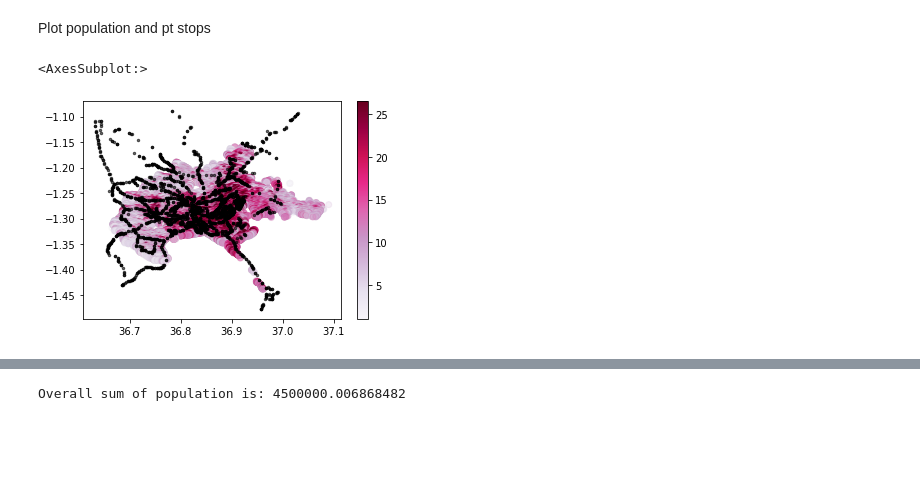
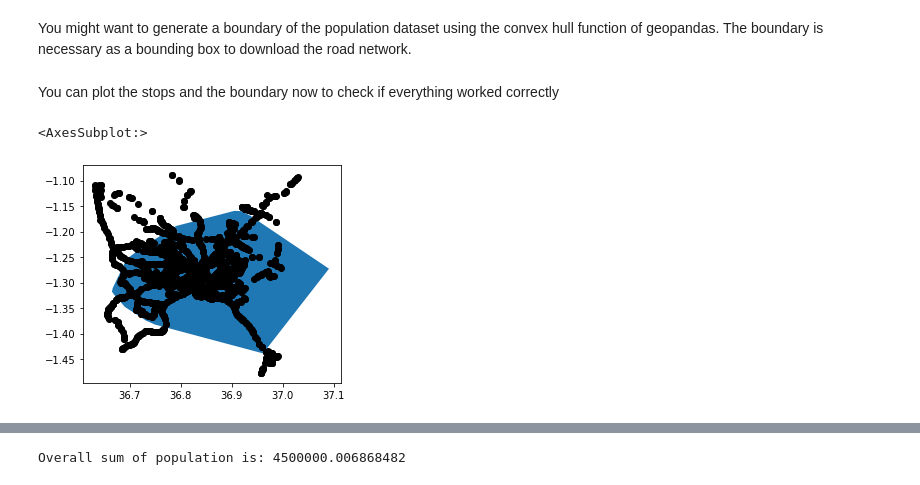
Before and after one commit to DLR-VF/PtAC-examples, a Jupyter notebook: notebooks/nairobi_example.ipynb, the cells around one changed output, grey strips where cells are left out. Cells and saved outputs as stored; diff of their text form; code cells hidden in the pictures; blank space fills up the shorter version.

```diff
--- a/notebooks/nairobi_example.ipynb
+++ b/notebooks/nairobi_example.ipynb
@@ -23 +37,4 @@ stops = pd.concat([stops_low_capacity, stops_high_capacity])
+# %% [markdown]
+You might want to generate a boundary of the population dataset using the convex hull function of geopandas.
+The boundary is necessary as a bounding box to download the road network.
 # %%
@@ -25,11 +41,10 @@ population_points = gpd.read_file(project_path + "/data/nairobi_population.gpkg"
 boundary_gdf = gpd.GeoDataFrame(index=[0], crs='epsg:4326',
                                 geometry=[population_points.unary_union.convex_hull])
-# %% [markdown]
-Plot population and pt stops
-# %%
-ax = population_points.plot(column= "pop", cmap='PuRd', legend=True, alpha=0.1)
-
-stops.plot(color="black", ax=ax, markersize=6, alpha=0.6)
-# %% [output]
-<AxesSubplot:>
-[figure, removed]
+# %% [markdown]
+You can plot the stops and the boundary now to check if everything worked correctly
+# %%
+ax = boundary_gdf.plot()
+stops_low_capacity.plot(color="black", ax=ax)
+# %% [output]
+<AxesSubplot:>
+[figure, added]
```
Also changed, not shown: parts of 26 cells of this notebook.
